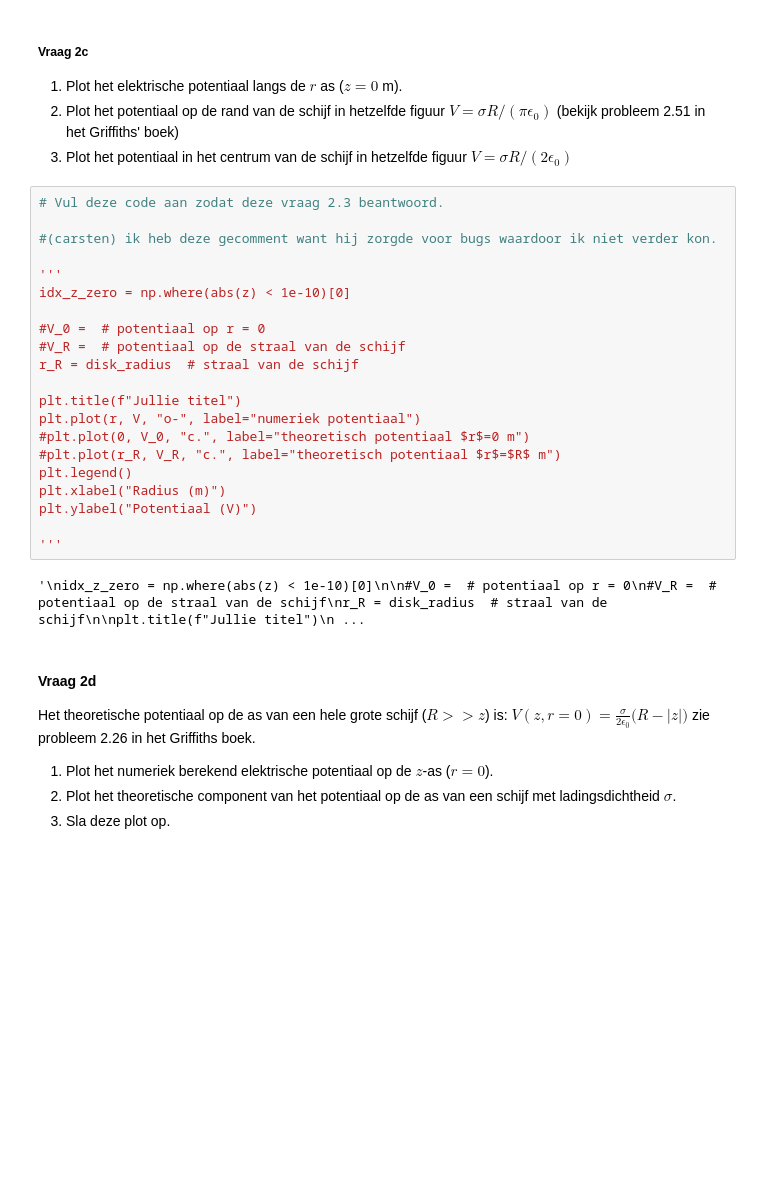
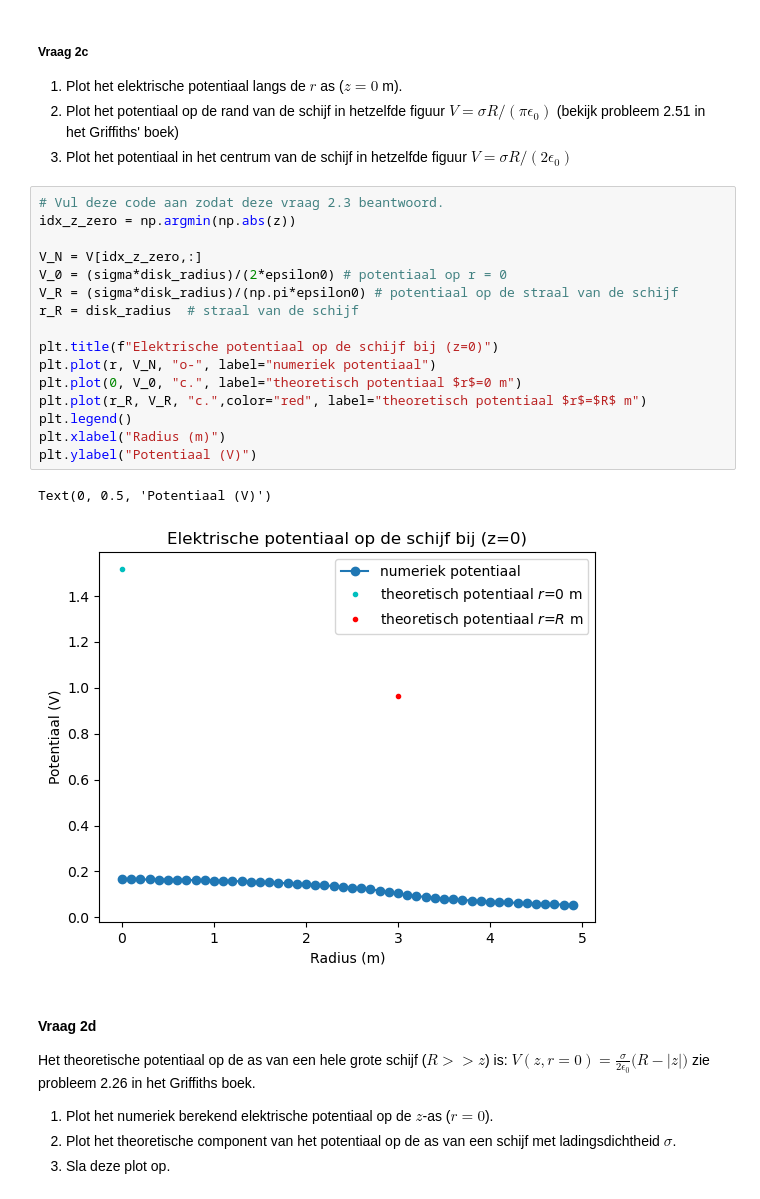
Before and after one commit to carstenschroevers-eng/opdrachten-DEF-D, a Jupyter notebook: DigitaleOntwerpopdrachten/1CondensatorOpdracht/CondensatorOntwerpopdracht.ipynb, the cells around one changed output. Saved outputs shown, nothing was run; the diff lists cells and outputs as text; blank space fills up the shorter version.

```diff
--- a/DigitaleOntwerpopdrachten/1CondensatorOpdracht/CondensatorOntwerpopdracht.ipynb
+++ b/DigitaleOntwerpopdrachten/1CondensatorOpdracht/CondensatorOntwerpopdracht.ipynb
@@ -213,27 +213,23 @@ De ladingsdichtheid is: 8.954e-12 C/m^2
 3. Plot het potentiaal in het centrum van de schijf in hetzelfde figuur $V = \sigma R/(2 \epsilon_0)$
 # %%
 # Vul deze code aan zodat deze vraag 2.3 beantwoord.
+idx_z_zero = np.argmin(np.abs(z))
 
-#(carsten) ik heb deze gecomment want hij zorgde voor bugs waardoor ik niet verder kon.
-
-'''
-idx_z_zero = np.where(abs(z) < 1e-10)[0]
-
-#V_0 =  # potentiaal op r = 0
-#V_R =  # potentiaal op de straal van de schijf
+V_N = V[idx_z_zero,:]
+V_0 = (sigma*disk_radius)/(2*epsilon0) # potentiaal op r = 0
+V_R = (sigma*disk_radius)/(np.pi*epsilon0) # potentiaal op de straal van de schijf
 r_R = disk_radius  # straal van de schijf
 
-plt.title(f"Jullie titel")
-plt.plot(r, V, "o-", label="numeriek potentiaal")
-#plt.plot(0, V_0, "c.", label="theoretisch potentiaal $r$=0 m")
-#plt.plot(r_R, V_R, "c.", label="theoretisch potentiaal $r$=$R$ m")
+plt.title(f"Elektrische potentiaal op de schijf bij (z=0)")
+plt.plot(r, V_N, "o-", label="numeriek potentiaal")
+plt.plot(0, V_0, "c.", label="theoretisch potentiaal $r$=0 m")
+plt.plot(r_R, V_R, "c.",color="red", label="theoretisch potentiaal $r$=$R$ m")
 plt.legend()
 plt.xlabel("Radius (m)")
 plt.ylabel("Potentiaal (V)")
-
-'''
 # %% [output]
-'\nidx_z_zero = np.where(abs(z) < 1e-10)[0]\n\n#V_0 =  # potentiaal op r = 0\n#V_R =  # potentiaal op de straal van de schijf\nr_R = disk_radius  # straal van de schijf\n\nplt.title(f"Jullie titel")\n ...
+Text(0, 0.5, 'Potentiaal (V)')
+[figure, added]
 # %% [markdown]
 #### Vraag 2d
 
```
Also changed, not shown: parts of 7 cells of this notebook.
